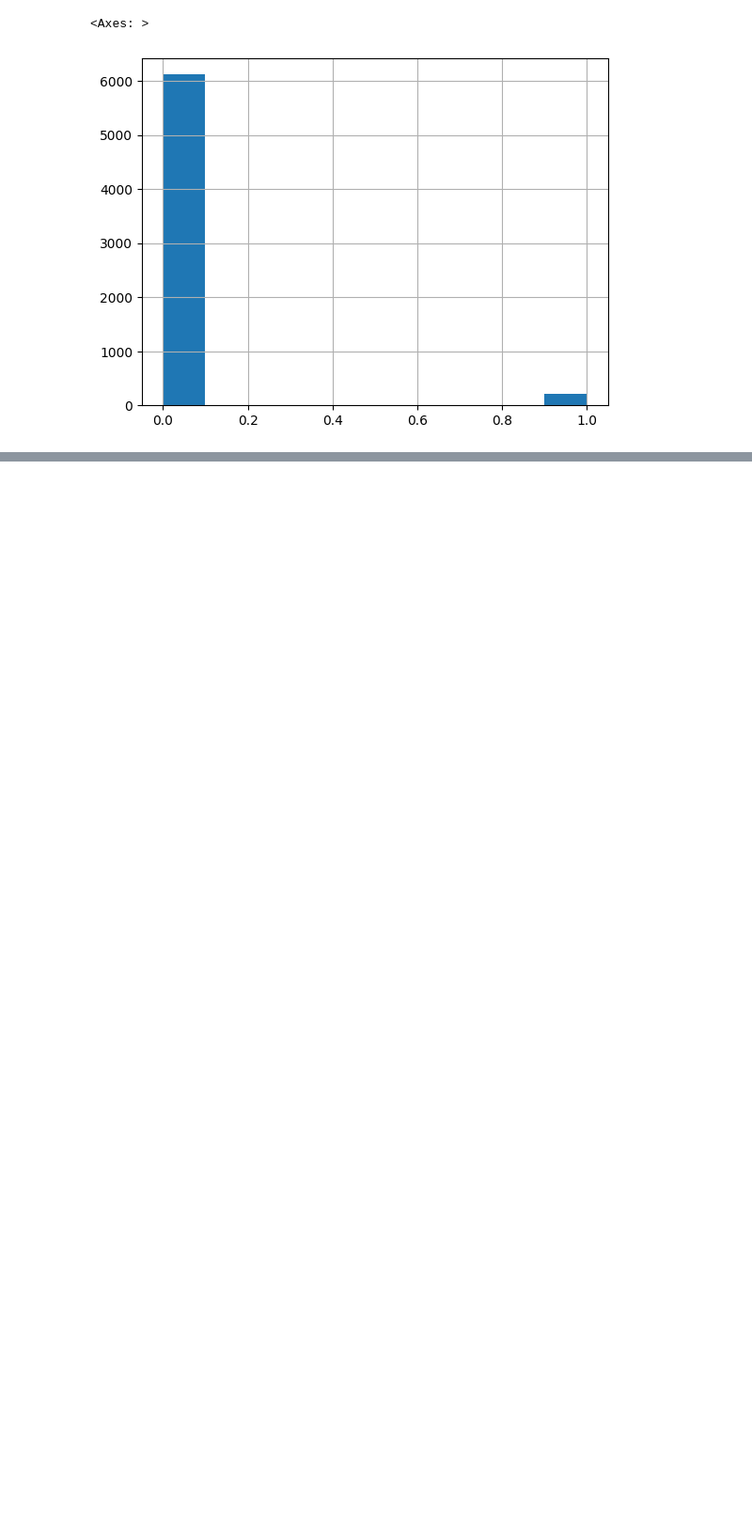
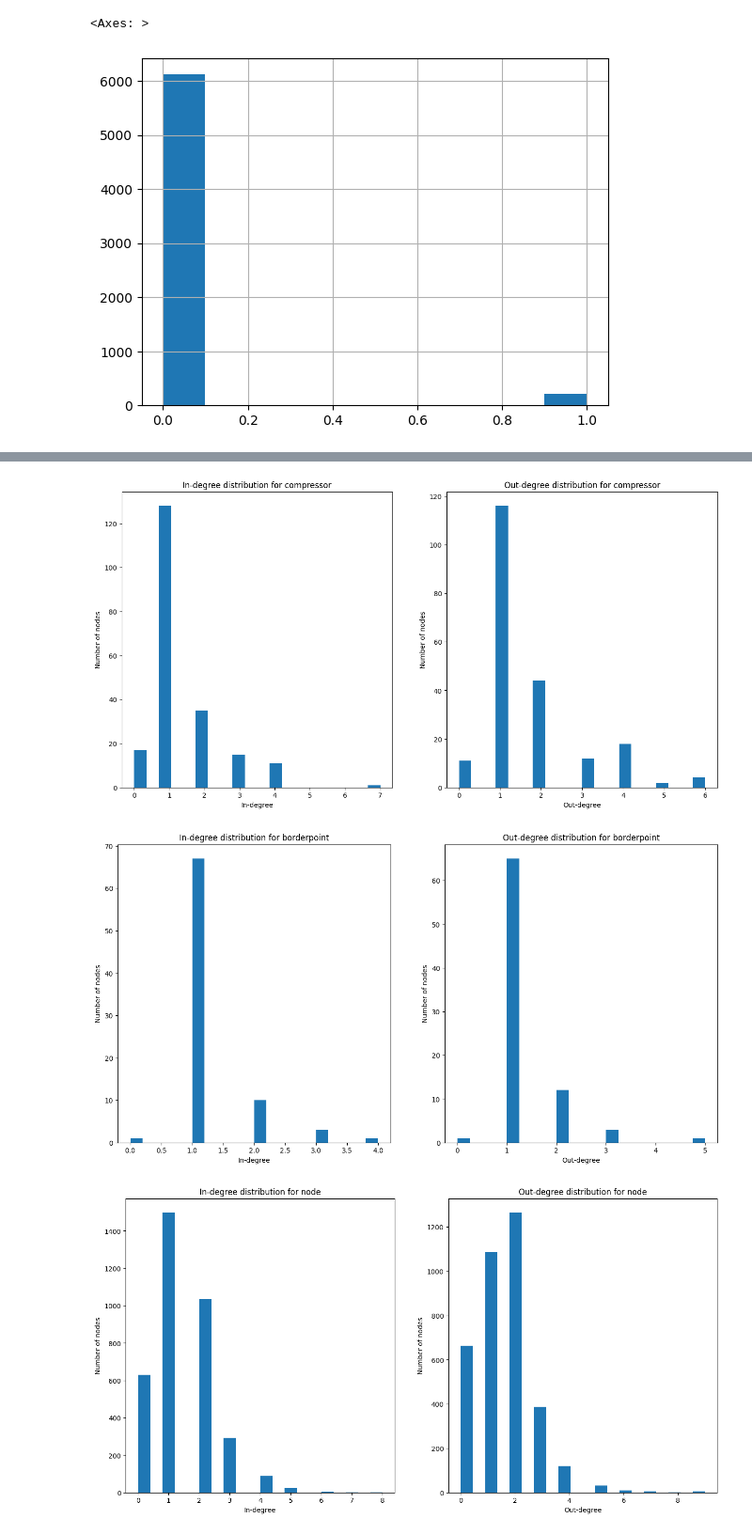
Before and after one commit to johanmasvie/iggielgn_topology_analysis, a Jupyter notebook: IGGIELGN.ipynb, the cells around one changed output, grey strips where cells are left out. Shown at 94% size. Saved outputs shown, nothing was run; the diff lists cells and outputs as text; code cells hidden in the pictures; blank space fills up the shorter version.

```diff
--- a/IGGIELGN.ipynb
+++ b/IGGIELGN.ipynb
@@ -301,0 +308,23 @@ print(list(G.edges(data=True))[0])
+# %%
+# Plot the in- and out-degree distribution for each node type using a bar chart, where the x-asis it the degree and the y-axis is the number of nodes with that degree
+node_types = iggielgn_nodes['type'].unique()
+for node_type in node_types:
+    nodes_of_type = iggielgn_nodes[iggielgn_nodes['type'] == node_type]
+    in_degrees = [G_multi_directed.in_degree(node) for node in nodes_of_type['id']]
+    out_degrees = [G_multi_directed.out_degree(node) for node in nodes_of_type['id']]
+    plt.figure(figsize=(16, 8))
+    plt.subplot(1, 2, 1)
+    plt.hist(in_degrees, bins=20)
+    plt.title(f'In-degree distribution for {node_type}')
+    plt.xlabel('In-degree')
+    plt.ylabel('Number of nodes')
+    plt.subplot(1, 2, 2)
+    plt.hist(out_degrees, bins=20)
+    plt.title(f'Out-degree distribution for {node_type}')
+    plt.xlabel('Out-degree')
+    plt.ylabel('Number of nodes')
+    plt.show()
+# %% [output]
+[figure, added]
+[figure, added]
+[figure, added]
```
Also changed, not shown: parts of 11 cells of this notebook, 4 other files.
